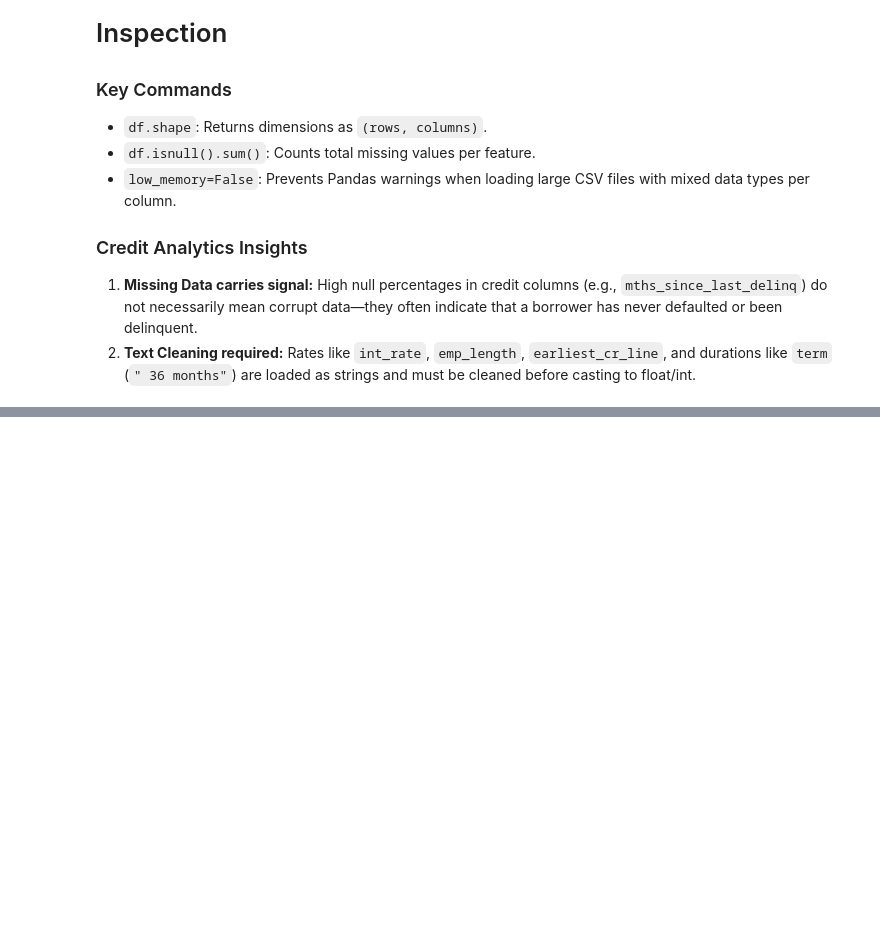
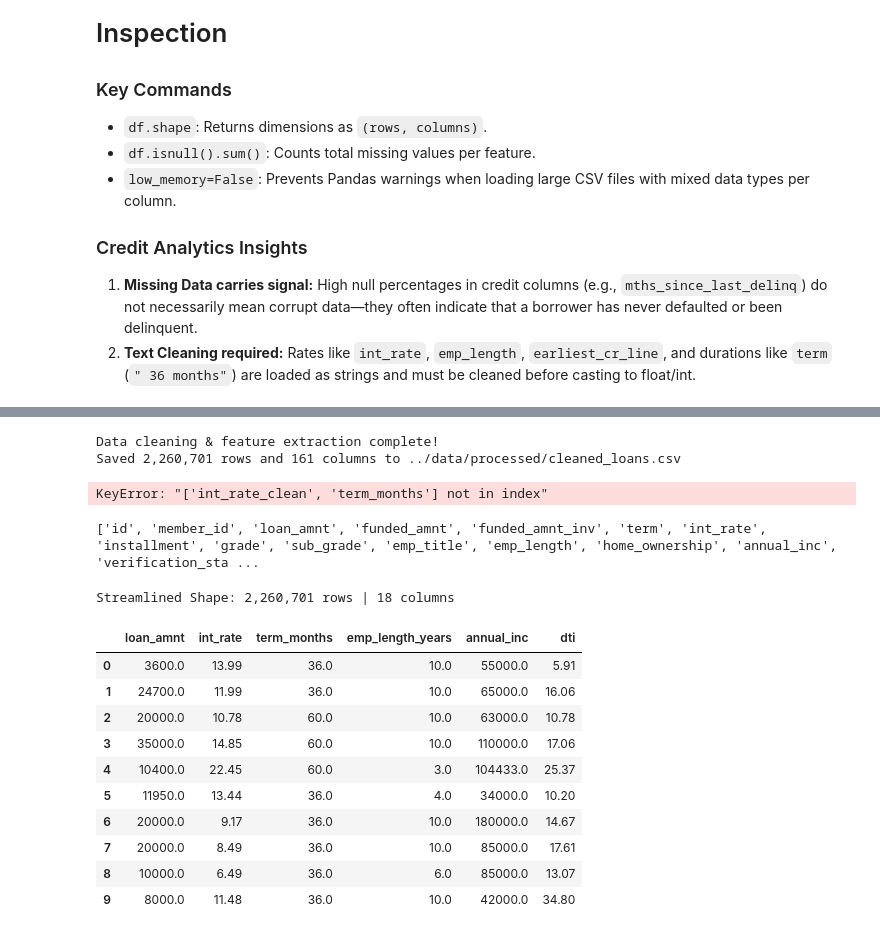
Before and after one commit to Gugulethu-DataAnalyst/LendingClub_credit-risk-analytics-engine, a Jupyter notebook: notebooks/01_eda_portfolio_health.ipynb, the cells around one changed output, grey strips where cells are left out. Cells and saved outputs as stored; diff of their text form; code cells hidden in the pictures; blank space fills up the shorter version.

```diff
--- a/notebooks/01_eda_portfolio_health.ipynb
+++ b/notebooks/01_eda_portfolio_health.ipynb
@@ -98,0 +137,27 @@ for cols in cols_to_check:
+# %%
+# 4. Handle Delinquency Signal & High-Null Risk Features
+delinq_cols = ['delinq_2yrs', 'mths_since_last_delinq', 'pub_rec', 'mths_since_last_record']
+for col in delinq_cols:
+    if col in df_clean.columns:
+        df_clean[f'{col}_is_null'] = df_clean[col].isnull().astype(int)
+        df_clean[f'{col}_filled'] = df_clean[col].fillna(0)
+
+# 5. Clean Key Ratios
+if 'annual_inc' in df_clean.columns:
+    df_clean['annual_inc_clean'] = df_clean['annual_inc'].fillna(df_clean['annual_inc'].median())
+
+# 6. Export cleaned version
+df_clean.to_csv('../data/processed/cleaned_loans.csv', index=False)
+print("Data cleaning & feature extraction complete!")
+print(f"Saved {df_clean.shape[0]:,} rows and {df_clean.shape[1]} columns to ../data/processed/cleaned_loans.csv")
+# %% [output]
+Data cleaning & feature extraction complete!
+Saved 2,260,701 rows and 161 columns to ../data/processed/cleaned_loans.csv
+# %%
+print(df_clean[['int_rate_clean', 'term_months', 'emp_length_years']].head(10))
+# %% [output]
+KeyError: "['int_rate_clean', 'term_months'] not in index"
+# %%
+print(df_clean.columns.tolist())
+# %% [output]
+['id', 'member_id', 'loan_amnt', 'funded_amnt', 'funded_amnt_inv', 'term', 'int_rate', 'installment', 'grade', 'sub_grade', 'emp_title', 'emp_length', 'home_ownership', 'annual_inc', 'verification_sta ...
@@ -98,0 +192,33 @@ for cols in cols_to_check:
+# %%
+
+# Clean Employment Length
+def clean_emp_length(val):
+    if pd.isna(val) or str(val).lower() == 'nan':
+        return np.nan
+    val_str = str(val)
+    if '10+' in val_str:
+        return 10.0
+    elif '< 1' in val_str:
+        return 0.5
+    else:
+        extracted = ''.join(filter(str.isdigit, val_str))
+        return float(extracted) if extracted else np.nan
+
+df_sub['emp_length_years'] = df_sub['emp_length'].apply(clean_emp_length)
+
+# 4. Verify output
+print(f"Streamlined Shape: {df_sub.shape[0]:,} rows | {df_sub.shape[1]} columns\n")
+df_sub[['loan_amnt', 'int_rate', 'term_months', 'emp_length_years', 'annual_inc', 'dti']].head(10)
+# %% [output]
+Streamlined Shape: 2,260,701 rows | 18 columns
+|  | loan_amnt | int_rate | term_months | emp_length_years | annual_inc | dti |
+| 0 | 3600.0 | 13.99 | 36.0 | 10.0 | 55000.0 | 5.91 |
+| 1 | 24700.0 | 11.99 | 36.0 | 10.0 | 65000.0 | 16.06 |
+| 2 | 20000.0 | 10.78 | 60.0 | 10.0 | 63000.0 | 10.78 |
+| 3 | 35000.0 | 14.85 | 60.0 | 10.0 | 110000.0 | 17.06 |
+| 4 | 10400.0 | 22.45 | 60.0 | 3.0 | 104433.0 | 25.37 |
+| 5 | 11950.0 | 13.44 | 36.0 | 4.0 | 34000.0 | 10.20 |
+| 6 | 20000.0 | 9.17 | 36.0 | 10.0 | 180000.0 | 14.67 |
+| 7 | 20000.0 | 8.49 | 36.0 | 10.0 | 85000.0 | 17.61 |
+| 8 | 10000.0 | 6.49 | 36.0 | 6.0 | 85000.0 | 13.07 |
+| 9 | 8000.0 | 11.48 | 36.0 | 10.0 | 42000.0 | 34.80 |
```
Also changed, not shown: parts of 11 cells of this notebook.
